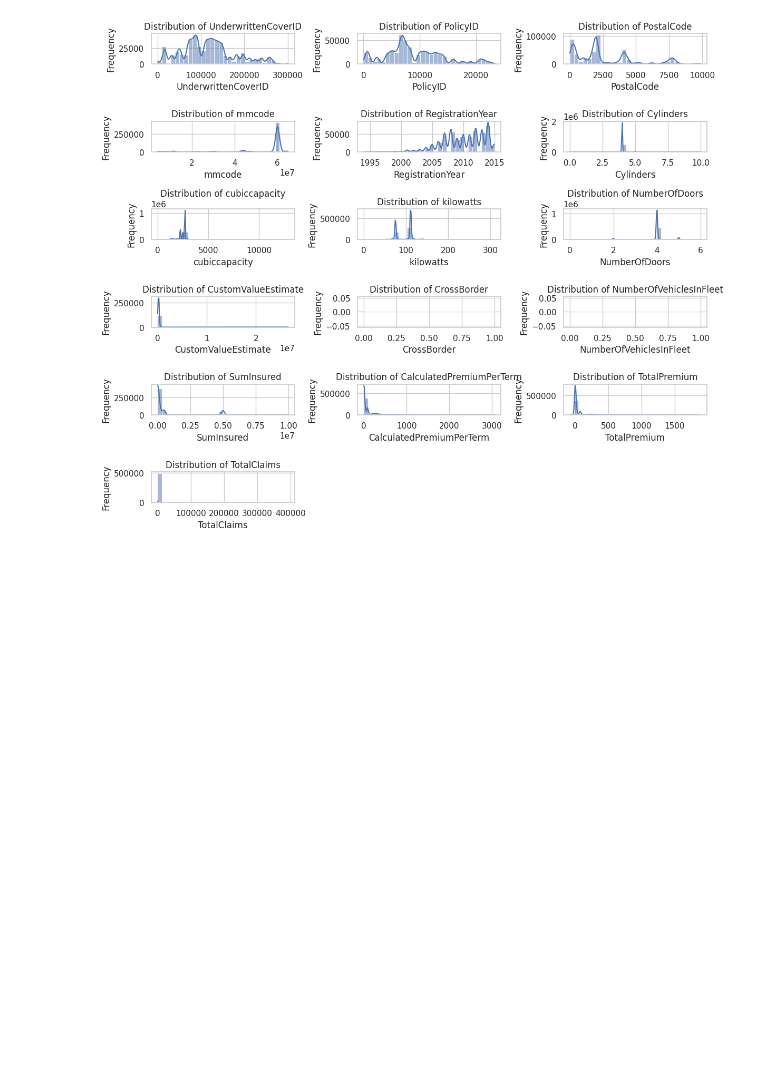
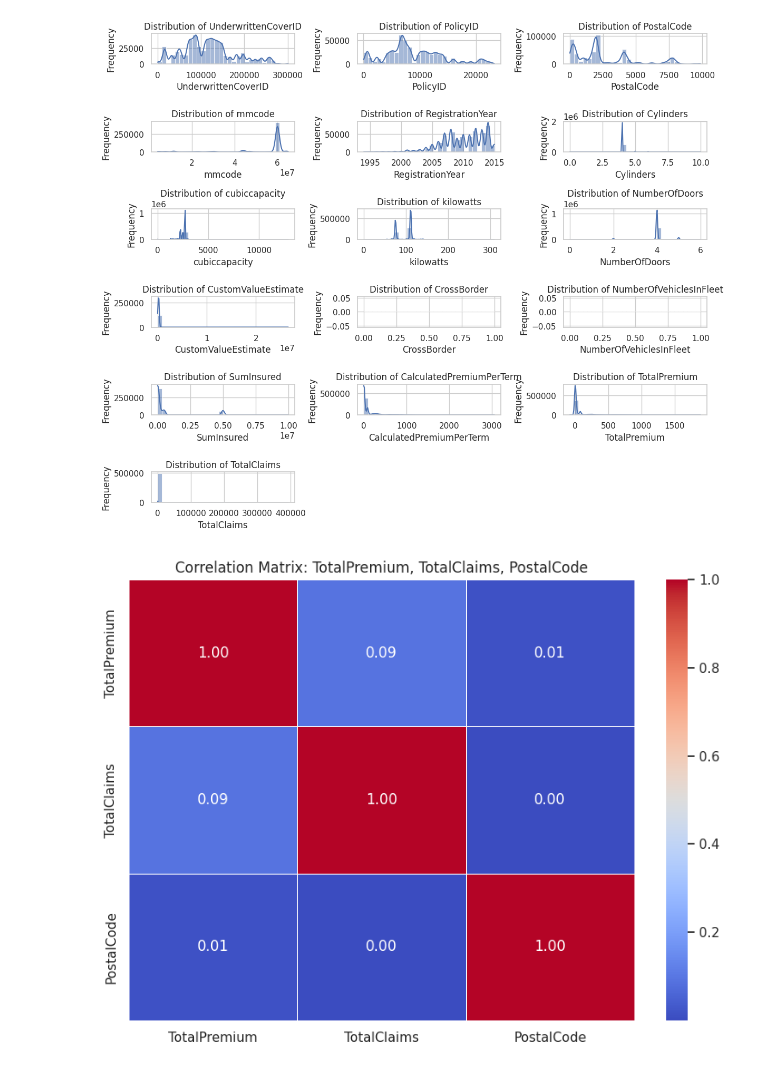
Before and after one commit to helinatefera/10xweek3, a Jupyter notebook: notebooks/task_1.ipynb, the cells around one changed output. Saved outputs shown, nothing was run; the diff lists cells and outputs as text; code cells hidden in the pictures; blank space fills up the shorter version.

```diff
--- a/notebooks/task_1.ipynb
+++ b/notebooks/task_1.ipynb
@@ -198,3 +198,21 @@ for i, col in enumerate(categorical_cols, 1):
     plt.xticks(rotation=45)
 plt.tight_layout()
 plt.show()
+# %%
+# Correlation Matrix: Calculate correlation for numerical variables
+correlation_matrix = data[['TotalPremium', 'TotalClaims', 'PostalCode']].copy()
+# %%
+# Convert PostalCode to categorical if necessary for correlation analysis
+data['PostalCode'] = data['PostalCode'].astype('category')
+correlation_matrix['PostalCode'] = data['PostalCode'].cat.codes
+
+# Calculate the correlation matrix
+corr = correlation_matrix.corr()
+# %%
+plt.figure(figsize=(8, 6))
+sns.heatmap(corr, annot=True, cmap='coolwarm', linewidths=0.5, fmt='.2f', cbar=True)
+plt.title('Correlation Matrix: TotalPremium, TotalClaims, PostalCode')
+plt.tight_layout()
+plt.show()
+# %% [output]
+[figure, added]
```
Also changed, not shown: parts of 2 cells of this notebook.
